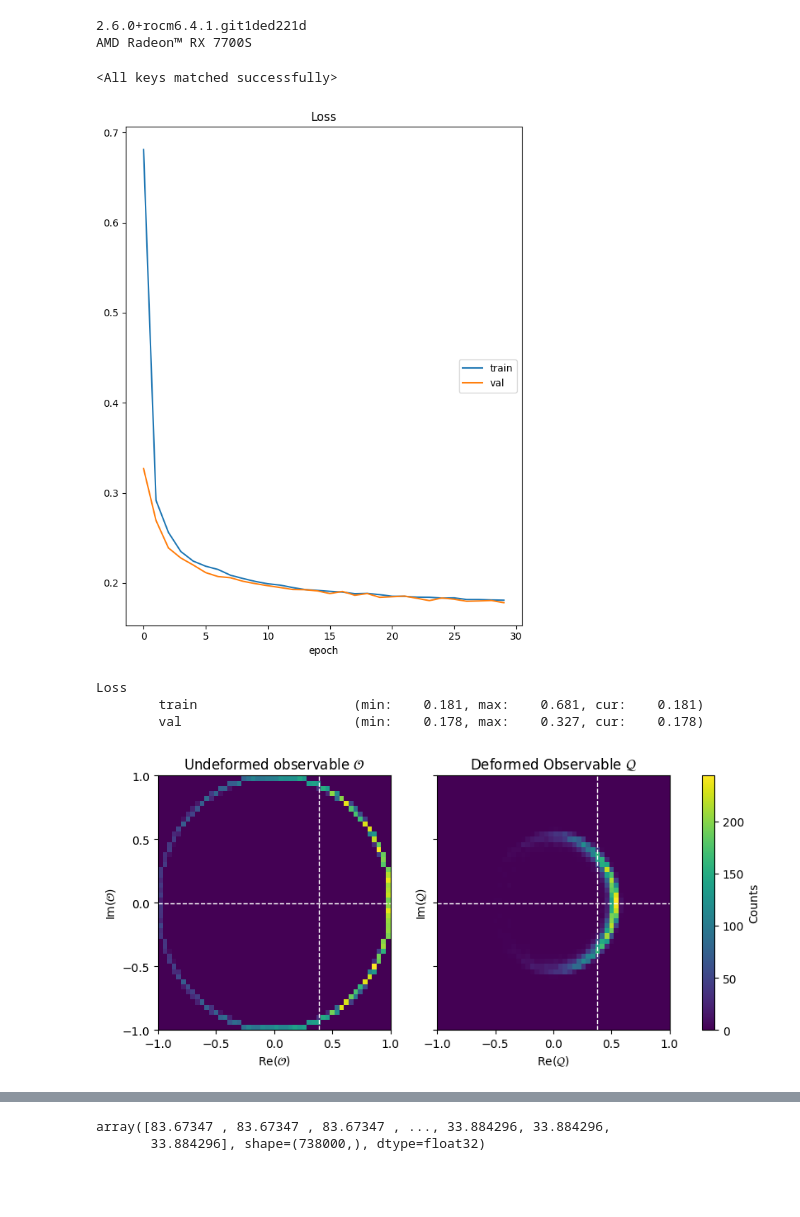
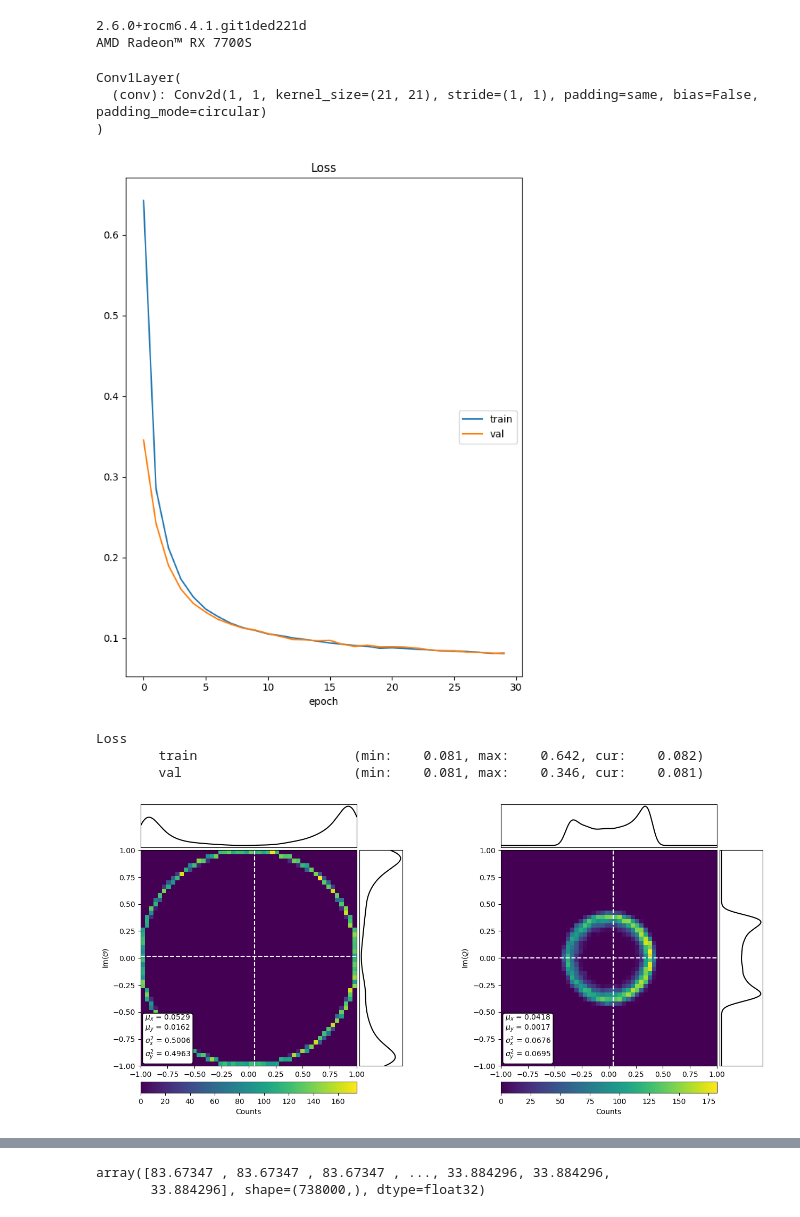
Before and after one commit to amshak01/XY-Contour-Deformations, a Jupyter notebook: deformations.ipynb, the cells around one changed output, grey strips where cells are left out. Cells and saved outputs as stored; diff of their text form; code cells hidden in the pictures; blank space fills up the shorter version.

```diff
--- a/deformations.ipynb
+++ b/deformations.ipynb
@@ -37,23 +37,25 @@ min_sep_1layer = lat_size // 4 - 1
 
 train_single_file_ds = BinFileDataset(
     folder="L_128/U-Net/train",
-    fname="L=128_cluster_T=0.8000_configs.bin",
+    fname="L=128_cluster_T=1.0000_configs.bin",
     seps=(min_sep_1layer, min_sep_1layer),
     random_seps=True,
 )
 
 val_single_file_ds = BinFileDataset(
     folder="L_128/U-Net/val",
-    fname="L=128_cluster_T=0.8000_configs.bin",
+    fname="L=128_cluster_T=1.0000_configs.bin",
     seps=(min_sep_1layer, min_sep_1layer),
     random_seps=True,
 )
 # %%
 conv1layer = Conv1Layer(lat_size=lat_size, kernel_size=kernel_size)
 conv1layer.to(device)
-conv1layer.load_state_dict(torch.load("conv1layer_128.pth"))
+# conv1layer.load_state_dict(torch.load("conv1layer_128.pth"))
 # %% [output]
-<All keys matched successfully>
+Conv1Layer(
+  (conv): Conv2d(1, 1, kernel_size=(21, 21), stride=(1, 1), padding=same, bias=False, padding_mode=circular)
+)
 # %%
 optim = Adam(conv1layer.parameters(), lr=1e-3)
 scheduler = CosineAnnealingLR(optim, 30, 1e-5)
@@ -73,8 +75,8 @@ train(
     val_loader=single_val_loader,
 )
 # %% [output]
-[figure, old version]
+[figure, new version]
 Loss
-        train                    (min:    0.181, max:    0.681, cur:    0.181)
-        val                      (min:    0.178, max:    0.327, cur:    0.178)
+        train                    (min:    0.081, max:    0.642, cur:    0.082)
+        val                      (min:    0.081, max:    0.346, cur:    0.081)
 # %%
@@ -83,7 +85,7 @@ torch.save(conv1layer.state_dict(), "conv1layer_128.pth")
 conv1layer.eval()
 
 single_loader = DataLoader(train_single_file_ds, batch_size=1024)
-temp = torch.tensor([0.8], device=device, dtype=torch.float32)
+temp = torch.tensor([1.1], device=device, dtype=torch.float32)
 x = torch.tensor([lat_size // 2 - 1], device=device, dtype=torch.float32)
 y = torch.tensor([lat_size // 2 - 1], device=device, dtype=torch.float32)
 
@@ -103,6 +105,6 @@ with torch.no_grad():
 initial = torch.cat(initial, dim=0).cpu()
 deformed = torch.cat(deformed, dim=0).cpu()
 # %%
-plot_hists(initial, deformed)
+fig = plot_hists(initial, deformed)
 # %% [output]
-[figure, old version]
+[figure, new version]
```
Also changed, not shown: parts of 19 cells of this notebook, 2 other files.
